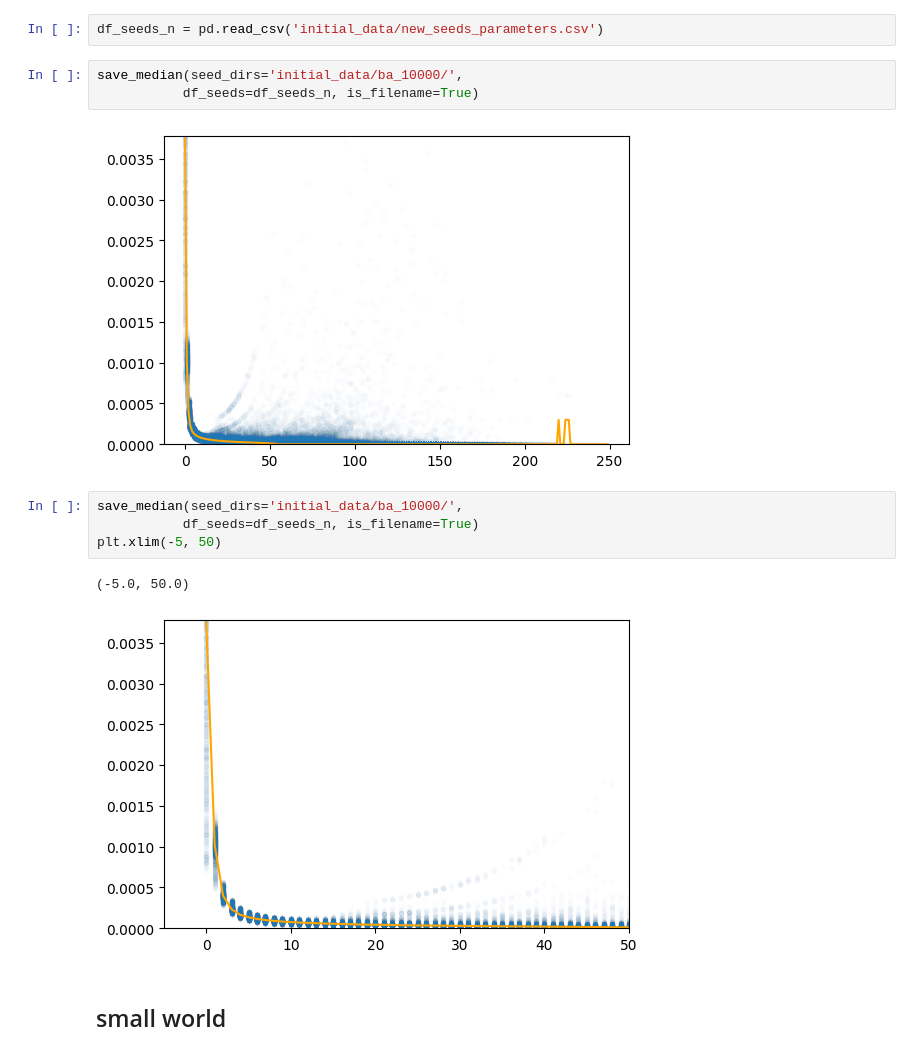
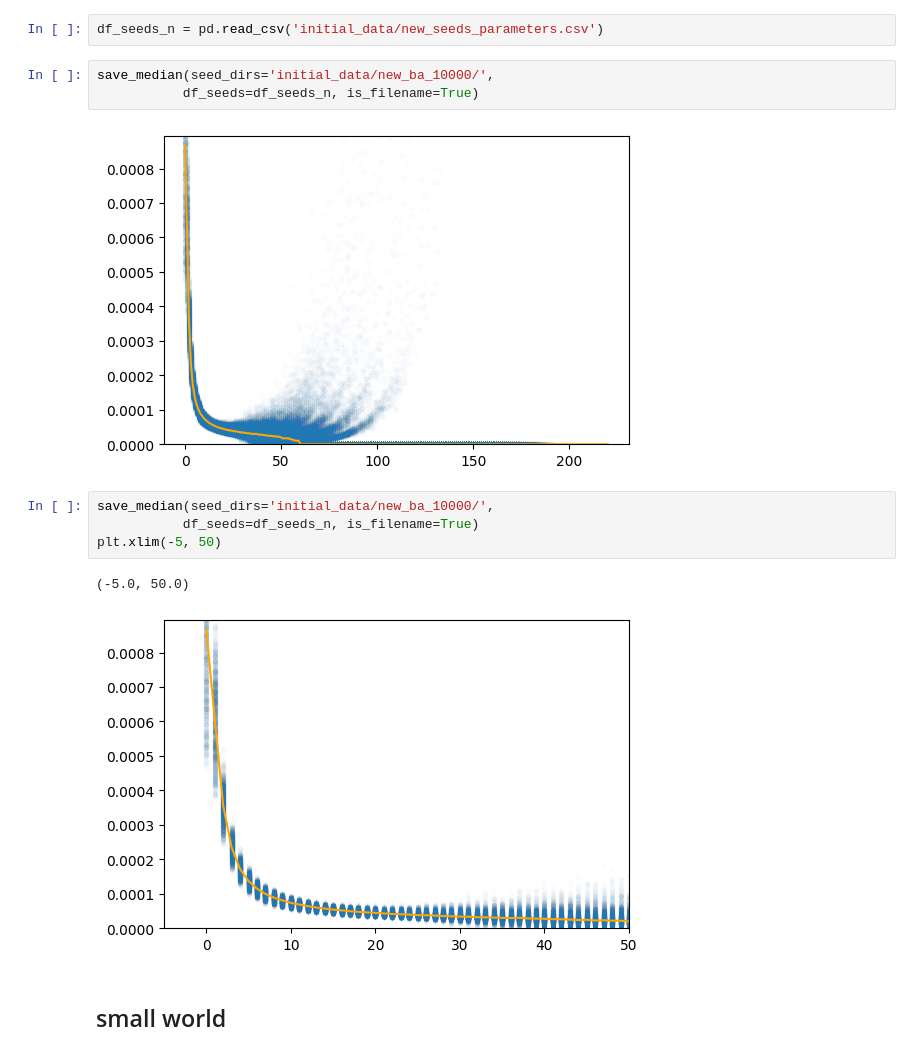
Before and after one commit to Mpkosh/network_hybrid_33, a Jupyter notebook: save_median.ipynb, the cells around one changed output. Cells and saved outputs as stored; diff of their text form.

```diff
--- a/save_median.ipynb
+++ b/save_median.ipynb
@@ -84,17 +88,17 @@ save_median(seed_dirs='initial_data/initial_data_ba_100000/',
 # %%
 df_seeds_n = pd.read_csv('initial_data/new_seeds_parameters.csv')
 # %%
-save_median(seed_dirs='initial_data/ba_10000/',
+save_median(seed_dirs='initial_data/new_ba_10000/',
            df_seeds=df_seeds_n, is_filename=True)
 # %% [output]
-[figure, old version]
+[figure, new version]
 # %%
-save_median(seed_dirs='initial_data/ba_10000/',
+save_median(seed_dirs='initial_data/new_ba_10000/',
            df_seeds=df_seeds_n, is_filename=True)
 plt.xlim(-5, 50)
 # %% [output]
 (-5.0, 50.0)
-[figure, old version]
+[figure, new version]
 # %% [markdown]
 ## small world
 # %%
```
Also changed, not shown: parts of 4 cells of this notebook, 41 other files.
